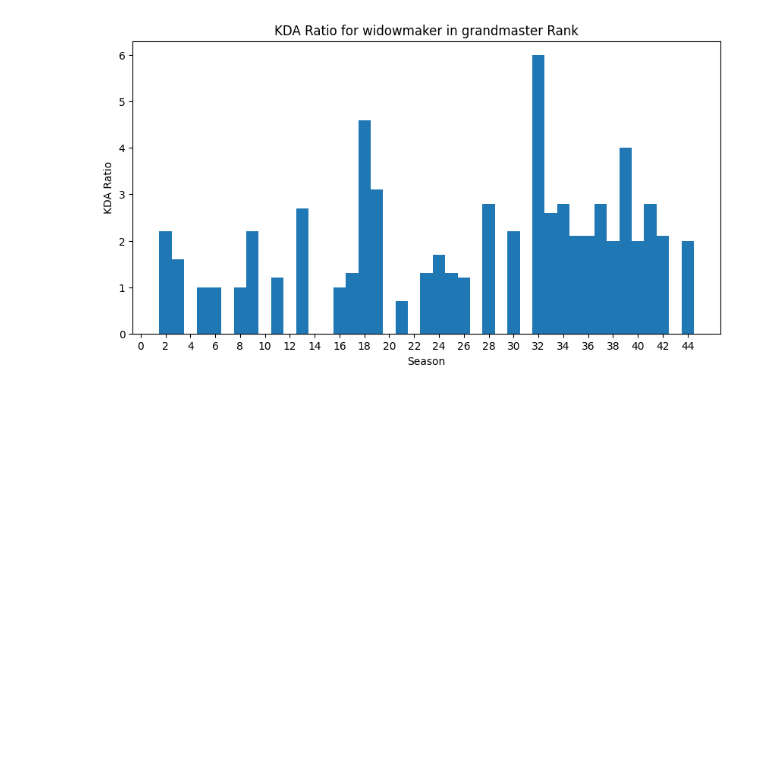
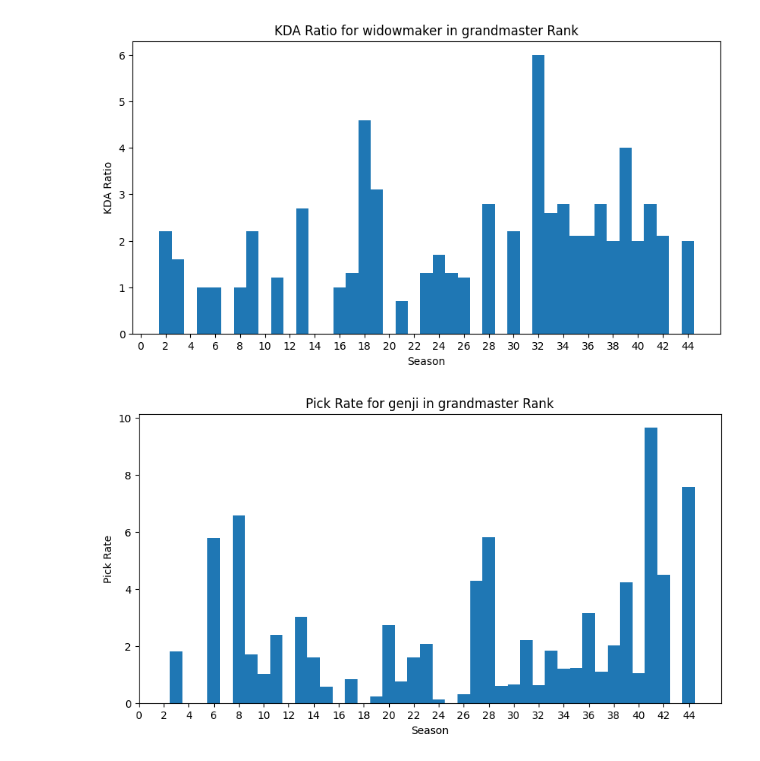
Before and after one commit to antaww/Overgraph, a Jupyter notebook: src/test.ipynb, the cells around one changed output. Drawn from its saved outputs; the diff is of its cells as text; code cells hidden in the pictures; blank space fills up the shorter version.

Commit message:
feat(datas): 2 plots comparison.

```diff
--- a/src/test.ipynb
+++ b/src/test.ipynb
@@ -106,14 +119,13 @@ import matplotlib.pyplot as plt
 import numpy as np
 
 
-def plot_character_stat_by_rank(character: str, stat: str, rank: str):
+def plot_character_stats_by_rank(character: str, stat: str, rank: str):
     # get the data
     character_df = df[df['Hero'] == character]
     character_stat = character_df[character_df['Stat'] == stat]
     character_stat_rank = character_stat[character_stat['Rank'] == rank].sort_values(by='Value')
     character_stat_rank = character_stat_rank[character_stat_rank['Value'] != 'Unknown']
     character_stat_rank['Value'] = character_stat_rank['Value'].apply(lambda x: float(x[:-1]))
-
 
     # create the plot
     plt.figure(figsize=(10, 5))
@@ -135,3 +147,7 @@ plot_character_stat_by_rank('widowmaker', 'KDA Ratio', 'grandmaster')
 # %% [output]
 [figure]
 [figure]
+# %%
+plot_character_stats_by_rank('genji', 'Pick Rate', 'grandmaster')
+# %% [output]
+[figure, added]
```
Also changed, not shown: parts of 11 cells of this notebook, 8 other files.
